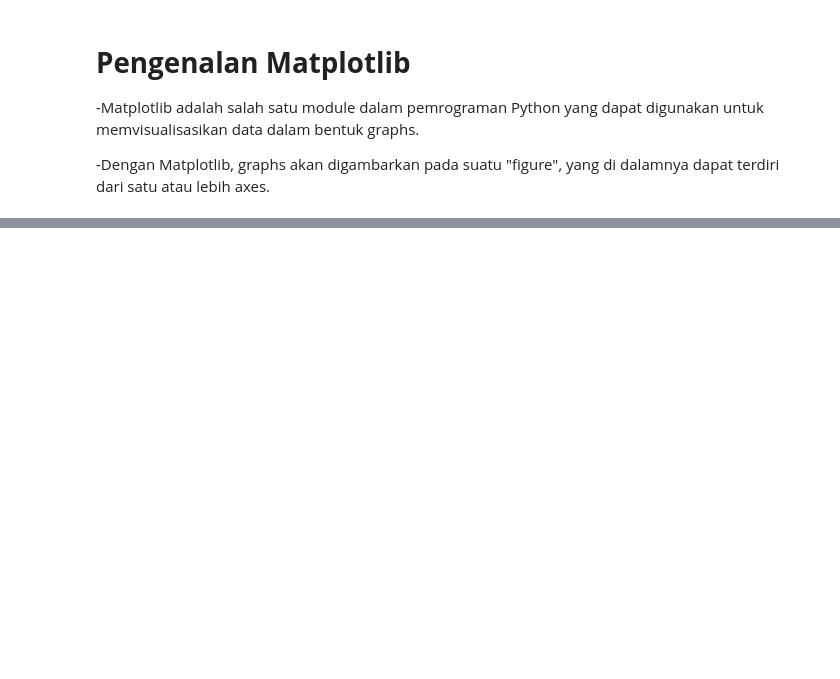
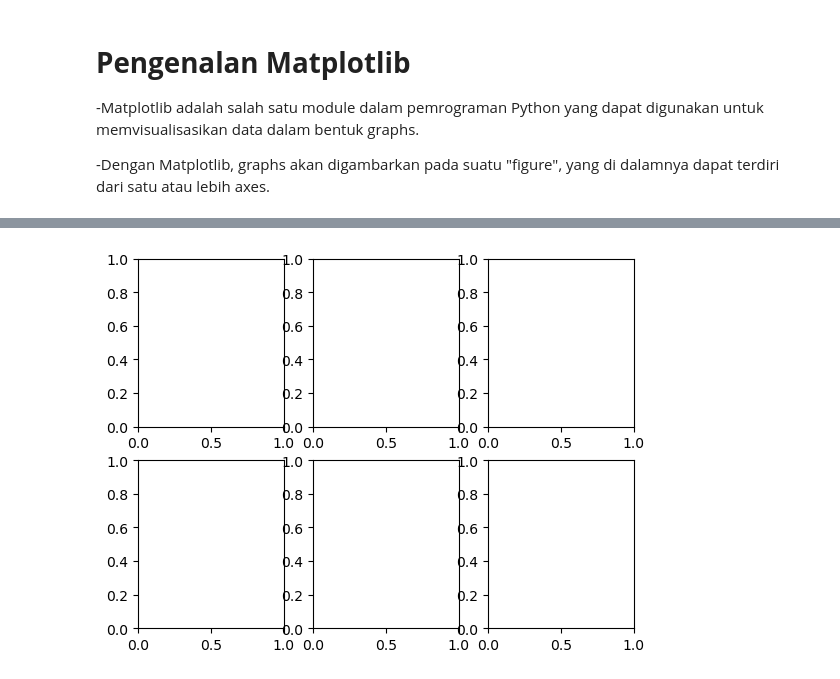
Before and after one commit to Edy-Mochamad/Learn-visualization-data, a Jupyter notebook: pengenalan-Matplotlib.ipynb, the cells around one changed output, grey strips where cells are left out. Cells and saved outputs as stored; diff of their text form; code cells hidden in the pictures; blank space fills up the shorter version.

```diff
--- a/pengenalan-Matplotlib.ipynb
+++ b/pengenalan-Matplotlib.ipynb
@@ -33,0 +76,4 @@ import numpy as np
+# %%
+fig, ax = plt.subplots(2, 3) #sebuah figure dengan 2X3 grid axes. (baris, kolom)
+# %% [output]
+[figure, added]
```
Also changed, not shown: parts of 9 cells of this notebook.
